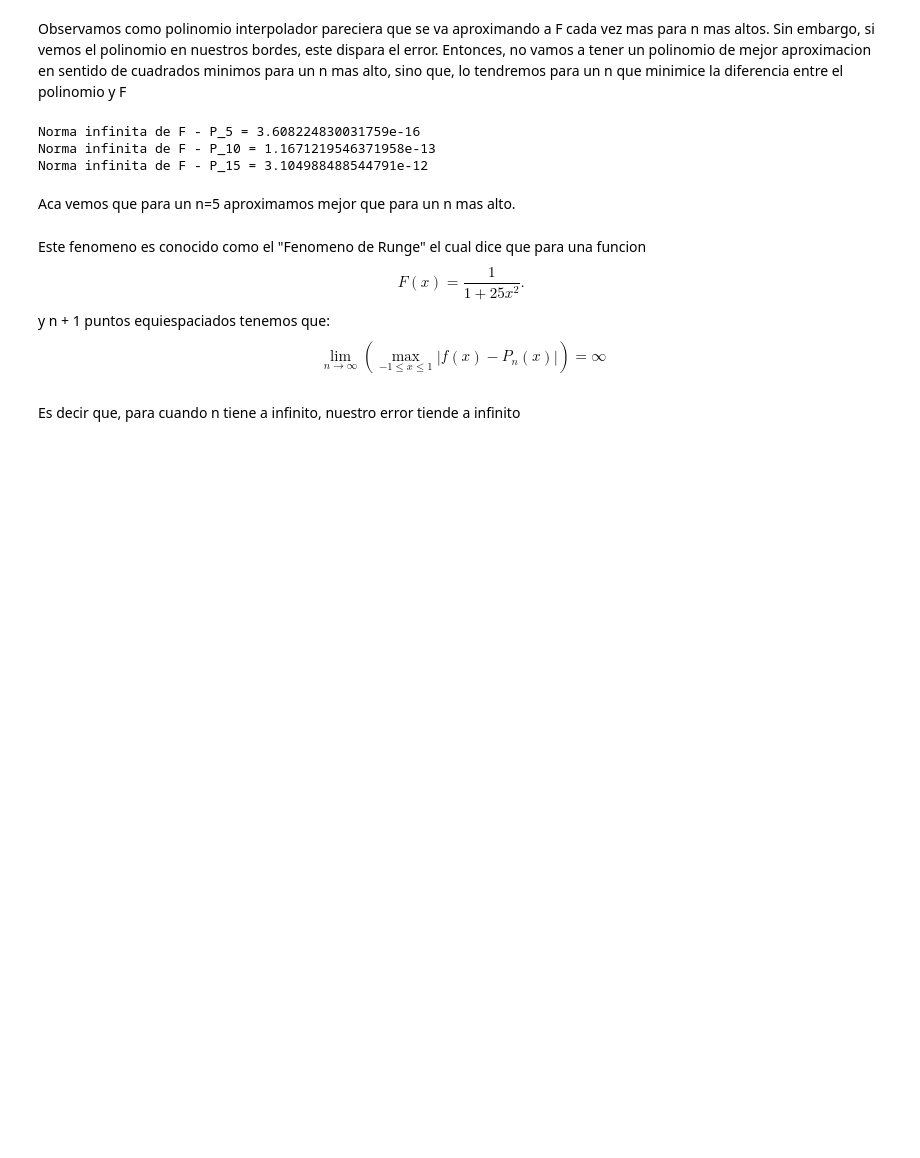
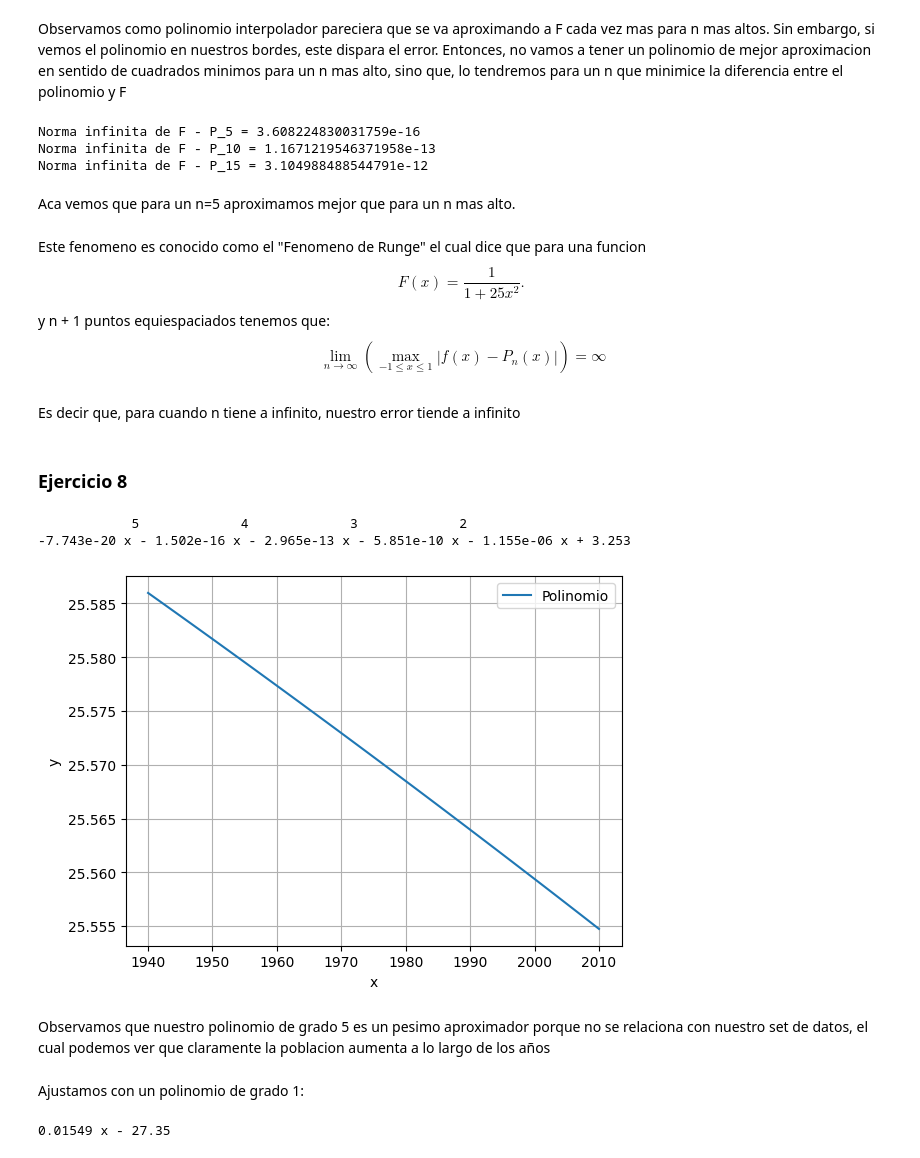
Before and after one commit to arielbakal/AlgebraLinealComputacional_UBA_FCEN, a Jupyter notebook: practicas/practica 7/practica7.ipynb, the cells around one changed output. Cells and saved outputs as stored; diff of their text form; code cells hidden in the pictures; blank space fills up the shorter version.

Commit message:
P7 - Ejercicio 8

```diff
--- a/practicas/practica 7/practica7.ipynb
+++ b/practicas/practica 7/practica7.ipynb
@@ -281,3 +281,43 @@ $$
 $$
 # %% [markdown]
 Es decir que, para cuando n tiene a infinito, nuestro error tiende a infinito
+# %% [markdown]
+### Ejercicio 8
+# %%
+x = [1950,1960,1970,1980,1990,2000]
+y = [17,20.5,23.9,27.9,32.6,36.9]
+
+tabla = pd.DataFrame({'x': x, 'y': y})
+
+A = matriz_van_der_monde((tabla['x']), 5)
+
+coeficientes = np.linalg.solve( np.transpose(A)@A, np.transpose(A)@np.log(y))[::-1]
+
+polinomio = np.poly1d(coeficientes)
+print(polinomio)
+# %% [output]
+            5             4             3             2
+-7.743e-20 x - 1.502e-16 x - 2.965e-13 x - 5.851e-10 x - 1.155e-06 x + 3.253
+# %%
+x = np.linspace(1940, 2010, 100)
+plt.plot(x, np.e ** polinomio(x), label='Polinomio')
+plt.xlabel('x')
+plt.ylabel('y')
+plt.legend()
+plt.grid(True)
+plt.show()
+# %% [output]
+[figure, added]
+# %% [markdown]
+Observamos que nuestro polinomio de grado 5 es un pesimo aproximador porque no se relaciona con nuestro set de datos, el cual podemos ver que claramente la poblacion aumenta a lo largo de los años
+# %% [markdown]
+Ajustamos con un polinomio de grado 1:
+# %%
+A = matriz_van_der_monde((tabla['x']), 1)
+
+coeficientes = np.linalg.solve( np.transpose(A)@A, np.transpose(A)@np.log(y))[::-1]
+
+polinomio = np.poly1d(coeficientes)
+print(polinomio)
+# %% [output]
+0.01549 x - 27.35
```
Also changed, not shown: parts of 1 cell of this notebook.
